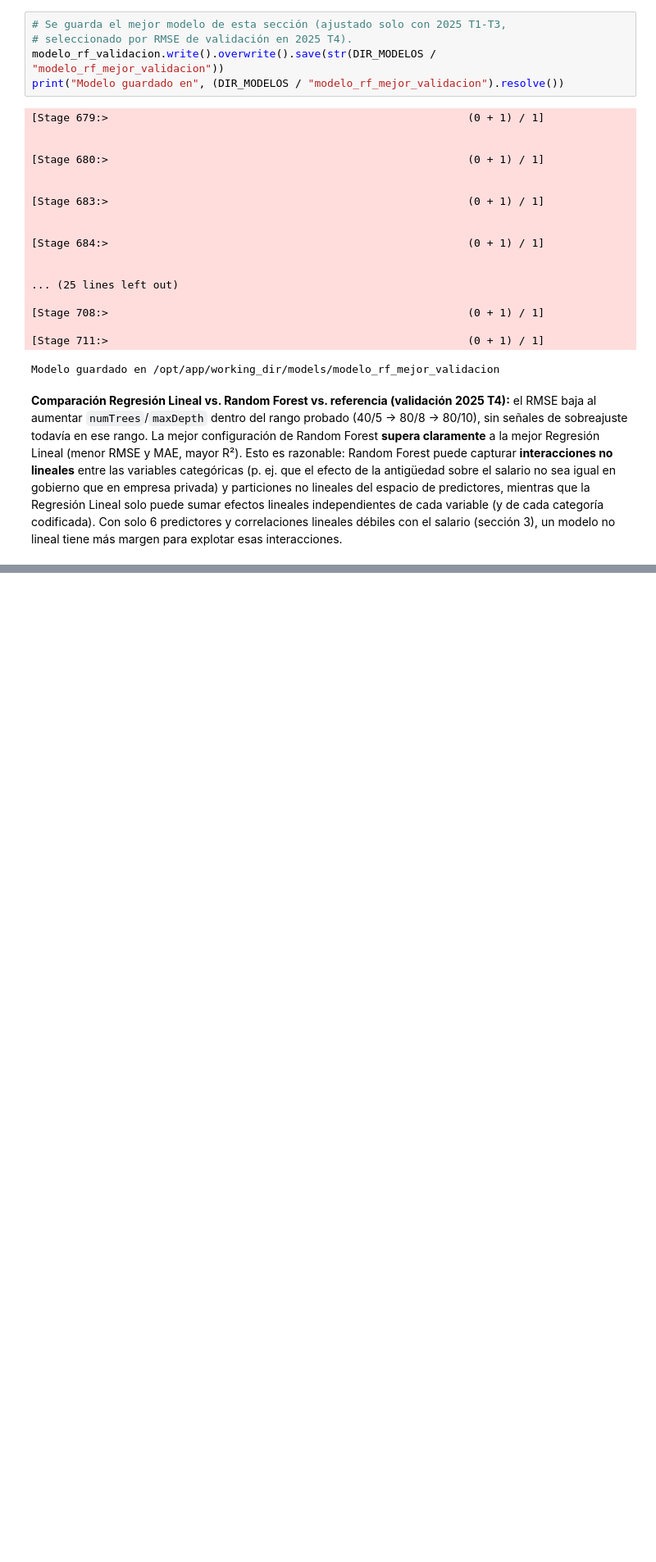
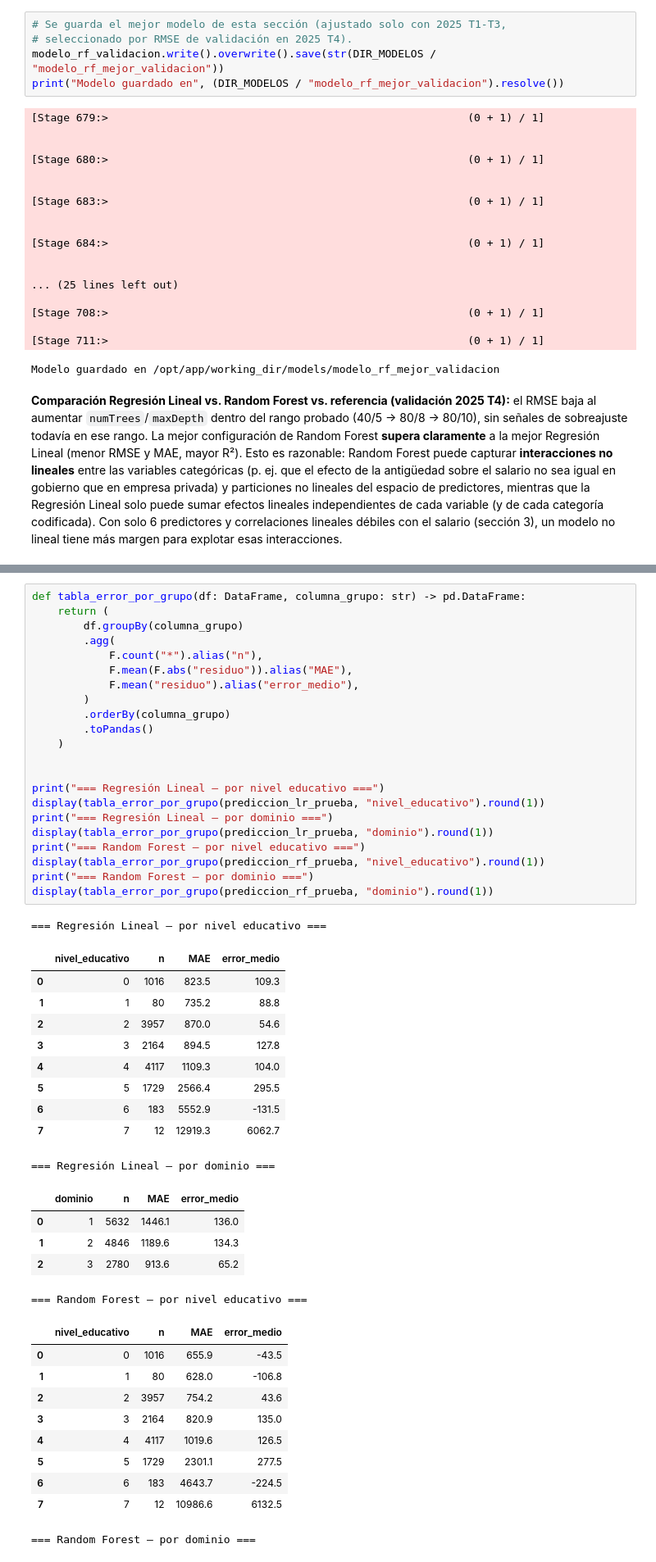
Before and after one commit to Dcextrim/CC3084-Data-Science, a Jupyter notebook: 07_spark_mllib/notebooks/laboratorio7-spark-mllib.ipynb, the cells around one changed output, grey strips where cells are left out. Shown at 82% size. Cells and saved outputs as stored; diff of their text form; blank space fills up the shorter version.

```diff
--- a/07_spark_mllib/notebooks/laboratorio7-spark-mllib.ipynb
+++ b/07_spark_mllib/notebooks/laboratorio7-spark-mllib.ipynb
@@ -1092,0 +1266,49 @@ para explotar esas interacciones.
+# %%
+def tabla_error_por_grupo(df: DataFrame, columna_grupo: str) -> pd.DataFrame:
+    return (
+        df.groupBy(columna_grupo)
+        .agg(
+            F.count("*").alias("n"),
+            F.mean(F.abs("residuo")).alias("MAE"),
+            F.mean("residuo").alias("error_medio"),
+        )
+        .orderBy(columna_grupo)
+        .toPandas()
+    )
+
+
+print("=== Regresión Lineal — por nivel educativo ===")
+display(tabla_error_por_grupo(prediccion_lr_prueba, "nivel_educativo").round(1))
+print("=== Regresión Lineal — por dominio ===")
+display(tabla_error_por_grupo(prediccion_lr_prueba, "dominio").round(1))
+print("=== Random Forest — por nivel educativo ===")
+display(tabla_error_por_grupo(prediccion_rf_prueba, "nivel_educativo").round(1))
+print("=== Random Forest — por dominio ===")
+display(tabla_error_por_grupo(prediccion_rf_prueba, "dominio").round(1))
+# %% [output]
+=== Regresión Lineal — por nivel educativo ===
+|  | nivel_educativo | n | MAE | error_medio |
+| 0 | 0 | 1016 | 823.5 | 109.3 |
+| 1 | 1 | 80 | 735.2 | 88.8 |
+| 2 | 2 | 3957 | 870.0 | 54.6 |
+| 3 | 3 | 2164 | 894.5 | 127.8 |
+| 4 | 4 | 4117 | 1109.3 | 104.0 |
+| 5 | 5 | 1729 | 2566.4 | 295.5 |
+| 6 | 6 | 183 | 5552.9 | -131.5 |
+| 7 | 7 | 12 | 12919.3 | 6062.7 |
+=== Regresión Lineal — por dominio ===
+|  | dominio | n | MAE | error_medio |
+| 0 | 1 | 5632 | 1446.1 | 136.0 |
+| 1 | 2 | 4846 | 1189.6 | 134.3 |
+| 2 | 3 | 2780 | 913.6 | 65.2 |
+=== Random Forest — por nivel educativo ===
+|  | nivel_educativo | n | MAE | error_medio |
+| 0 | 0 | 1016 | 655.9 | -43.5 |
+| 1 | 1 | 80 | 628.0 | -106.8 |
+| 2 | 2 | 3957 | 754.2 | 43.6 |
+| 3 | 3 | 2164 | 820.9 | 135.0 |
+| 4 | 4 | 4117 | 1019.6 | 126.5 |
+| 5 | 5 | 1729 | 2301.1 | 277.5 |
+| 6 | 6 | 183 | 4643.7 | -224.5 |
+| 7 | 7 | 12 | 10986.6 | 6132.5 |
+=== Random Forest — por dominio ===
```
Also changed, not shown: parts of 19 cells of this notebook, 1 other file.
